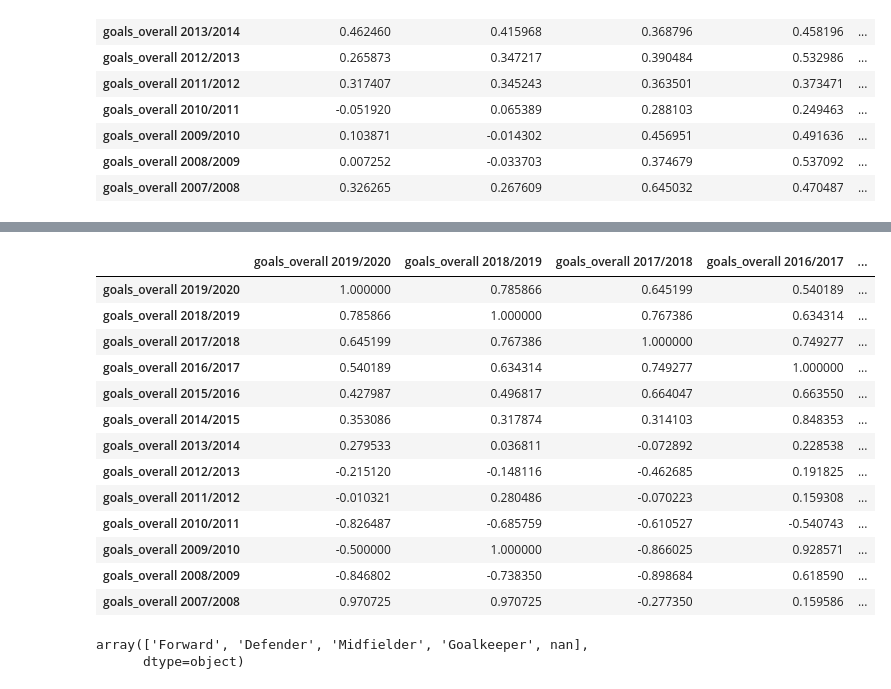
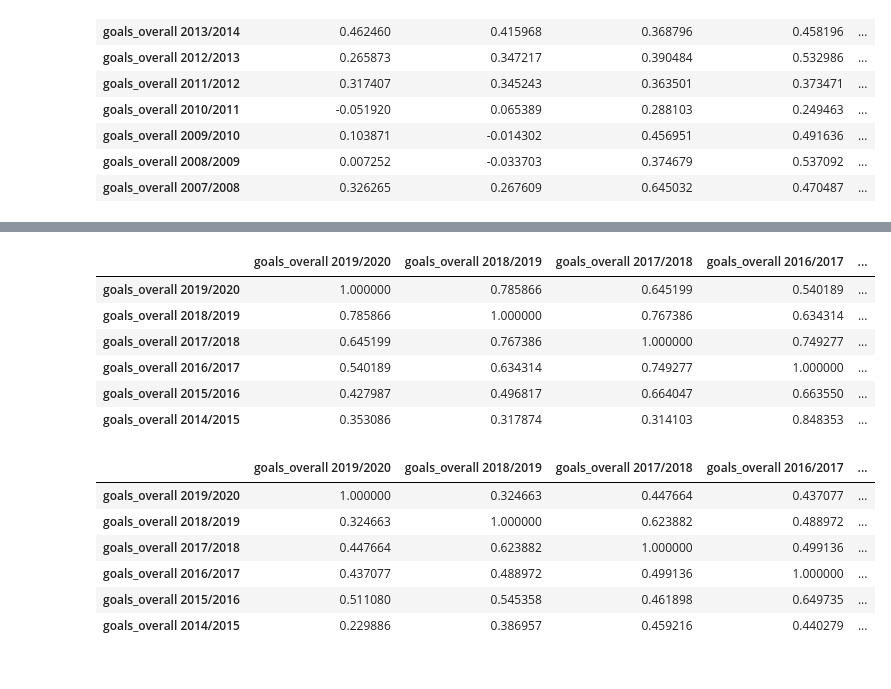
Before and after one commit to dariusdr95/Is_football_luck, a Jupyter notebook: Premier league Player Goal Scoring Correlations.ipynb, the cells around one changed output, grey strips where cells are left out. Drawn from its saved outputs; the diff is of its cells as text; code cells hidden in the pictures.

```diff
--- a/Premier league Player Goal Scoring Correlations.ipynb
+++ b/Premier league Player Goal Scoring Correlations.ipynb
@@ -183,27 +183,30 @@ combined_assists.corr()
 # %%
 ### [STRIKERS ONLY] Basic correlation matrix
 ### Combines goals scored in each year to every other year
 
 strikers_combined_df=combined_df[combined_df["position 2019/2020"]== "Forward"]
-combined_goals=strikers_combined_df[["goals_overall 2019/2020", "goals_overall 2018/2019","goals_overall 2017/2018","goals_overall 2016/2017","goals_overall 2015/2016","goals_overall 2014/2015","goals_overall 2013/2014","goals_overall 2012/2013","goals_overall 2011/2012","goals_overall 2010/2011","goals_overall 2009/2010","goals_overall 2008/2009","goals_overall 2007/2008"]]
+combined_goals=strikers_combined_df[["goals_overall 2019/2020", "goals_overall 2018/2019","goals_overall 2017/2018","goals_overall 2016/2017","goals_overall 2015/2016","goals_overall 2014/2015"]]
 combined_goals.corr()
 # %% [output]
 |  | goals_overall 2019/2020 | goals_overall 2018/2019 | goals_overall 2017/2018 | goals_overall 2016/2017 | ... |
 | goals_overall 2019/2020 | 1.000000 | 0.785866 | 0.645199 | 0.540189 | ... |
 | goals_overall 2018/2019 | 0.785866 | 1.000000 | 0.767386 | 0.634314 | ... |
 | goals_overall 2017/2018 | 0.645199 | 0.767386 | 1.000000 | 0.749277 | ... |
 | goals_overall 2016/2017 | 0.540189 | 0.634314 | 0.749277 | 1.000000 | ... |
 | goals_overall 2015/2016 | 0.427987 | 0.496817 | 0.664047 | 0.663550 | ... |
 | goals_overall 2014/2015 | 0.353086 | 0.317874 | 0.314103 | 0.848353 | ... |
-| goals_overall 2013/2014 | 0.279533 | 0.036811 | -0.072892 | 0.228538 | ... |
-| goals_overall 2012/2013 | -0.215120 | -0.148116 | -0.462685 | 0.191825 | ... |
-| goals_overall 2011/2012 | -0.010321 | 0.280486 | -0.070223 | 0.159308 | ... |
-| goals_overall 2010/2011 | -0.826487 | -0.685759 | -0.610527 | -0.540743 | ... |
-| goals_overall 2009/2010 | -0.500000 | 1.000000 | -0.866025 | 0.928571 | ... |
-| goals_overall 2008/2009 | -0.846802 | -0.738350 | -0.898684 | 0.618590 | ... |
-| goals_overall 2007/2008 | 0.970725 | 0.970725 | -0.277350 | 0.159586 | ... |
-# %%
-combined_df["position 2019/2020"]
-# %% [output]
-array(['Forward', 'Defender', 'Midfielder', 'Goalkeeper', nan],
-      dtype=object)
+# %%
+### [Midfielders ONLY] Basic correlation matrix
+### Combines goals scored in each year to every other year
+
+strikers_combined_df=combined_df[combined_df["position 2019/2020"]== "Midfielder"]
+combined_goals=strikers_combined_df[["goals_overall 2019/2020", "goals_overall 2018/2019","goals_overall 2017/2018","goals_overall 2016/2017","goals_overall 2015/2016","goals_overall 2014/2015"]]
+combined_goals.corr()
+# %% [output]
+|  | goals_overall 2019/2020 | goals_overall 2018/2019 | goals_overall 2017/2018 | goals_overall 2016/2017 | ... |
+| goals_overall 2019/2020 | 1.000000 | 0.324663 | 0.447664 | 0.437077 | ... |
+| goals_overall 2018/2019 | 0.324663 | 1.000000 | 0.623882 | 0.488972 | ... |
+| goals_overall 2017/2018 | 0.447664 | 0.623882 | 1.000000 | 0.499136 | ... |
+| goals_overall 2016/2017 | 0.437077 | 0.488972 | 0.499136 | 1.000000 | ... |
+| goals_overall 2015/2016 | 0.511080 | 0.545358 | 0.461898 | 0.649735 | ... |
+| goals_overall 2014/2015 | 0.229886 | 0.386957 | 0.459216 | 0.440279 | ... |
```
Also changed, not shown: parts of 1 cell of this notebook.
